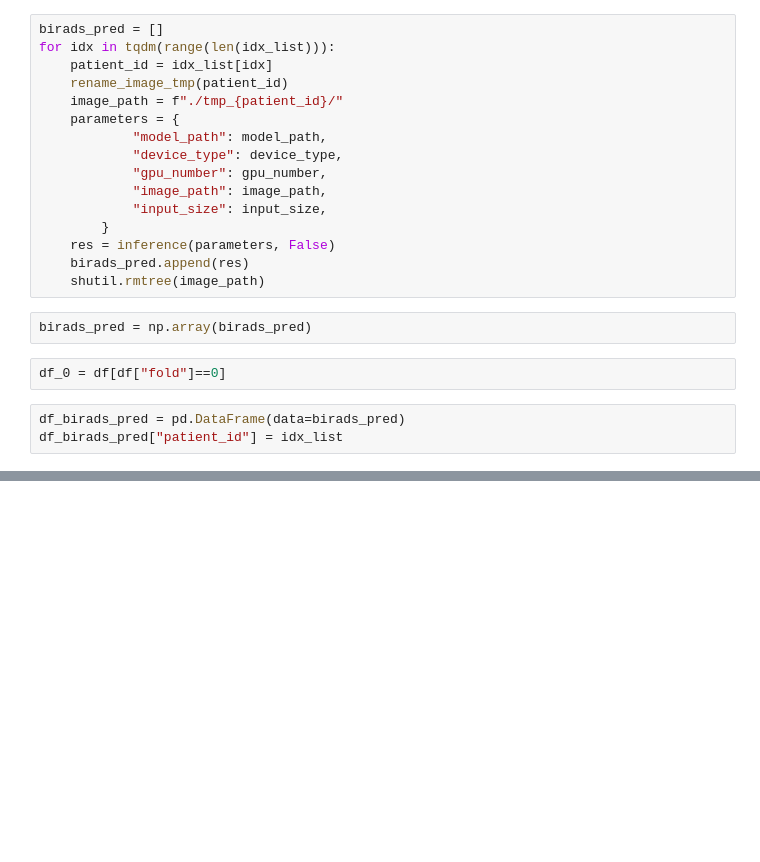
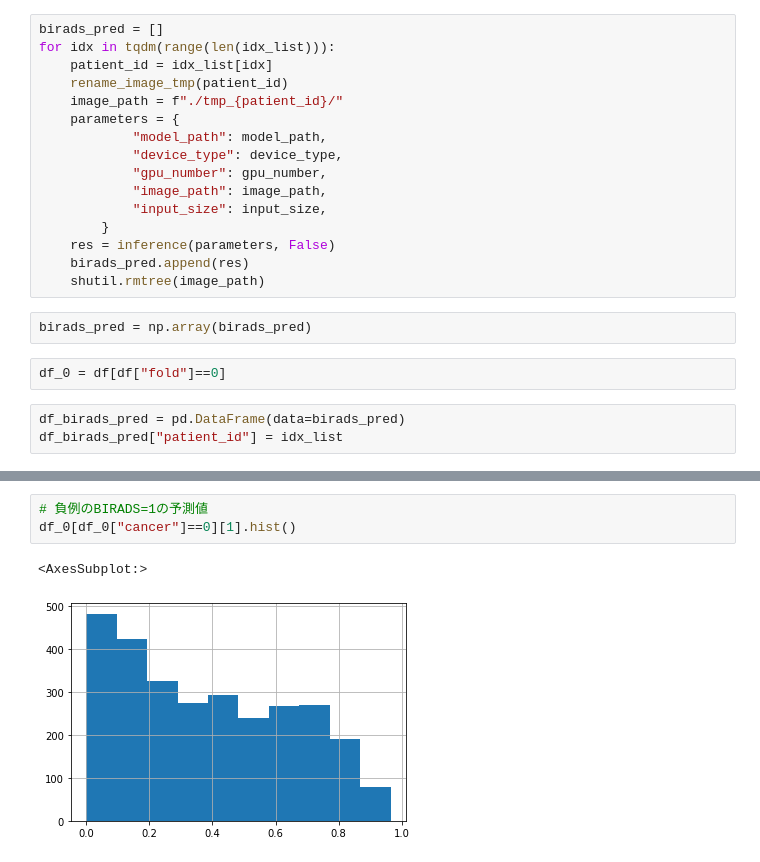
Before and after one commit to tyamaguchi17/rsna_mammo, a Jupyter notebook: eda/birads.ipynb, the cells around one changed output, grey strips where cells are left out. Saved outputs shown, nothing was run; the diff lists cells and outputs as text; blank space fills up the shorter version.

```diff
--- a/eda/birads.ipynb
+++ b/eda/birads.ipynb
@@ -73,0 +96,6 @@ df_birads_pred.to_csv("../birads_pred_fold_0.csv", index=False)
+# %%
+# 負例のBIRADS=1の予測値
+df_0[df_0["cancer"]==0][1].hist()
+# %% [output]
+<AxesSubplot:>
+[figure, added]
```
Also changed, not shown: parts of 8 cells of this notebook.
